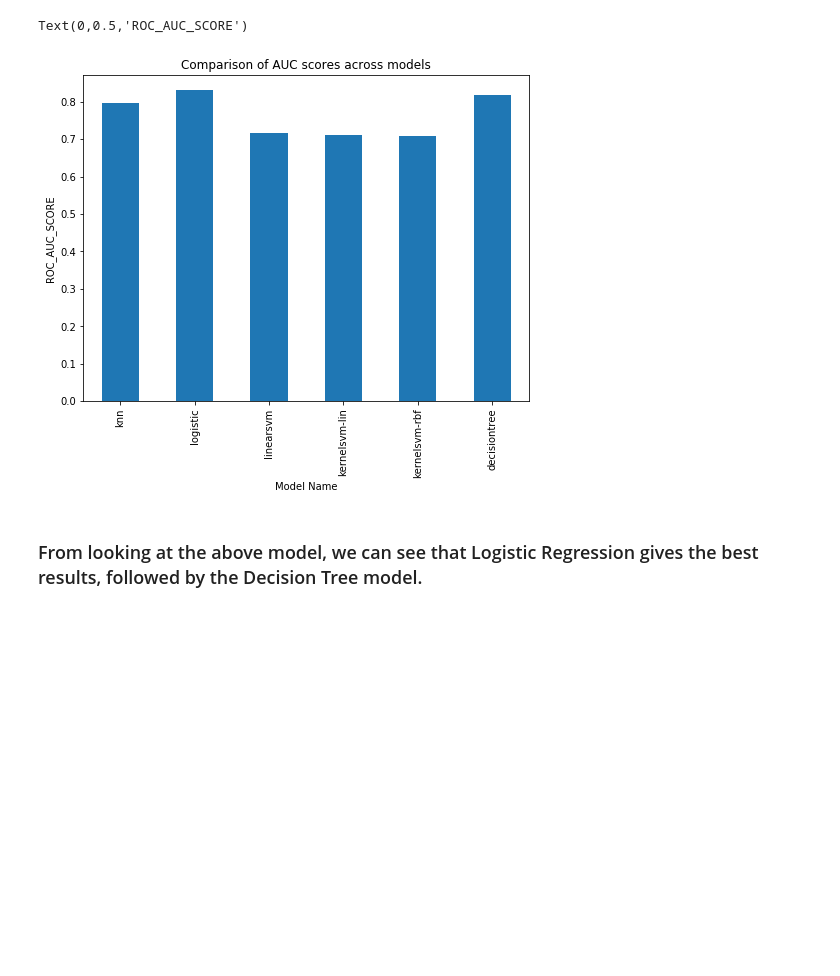
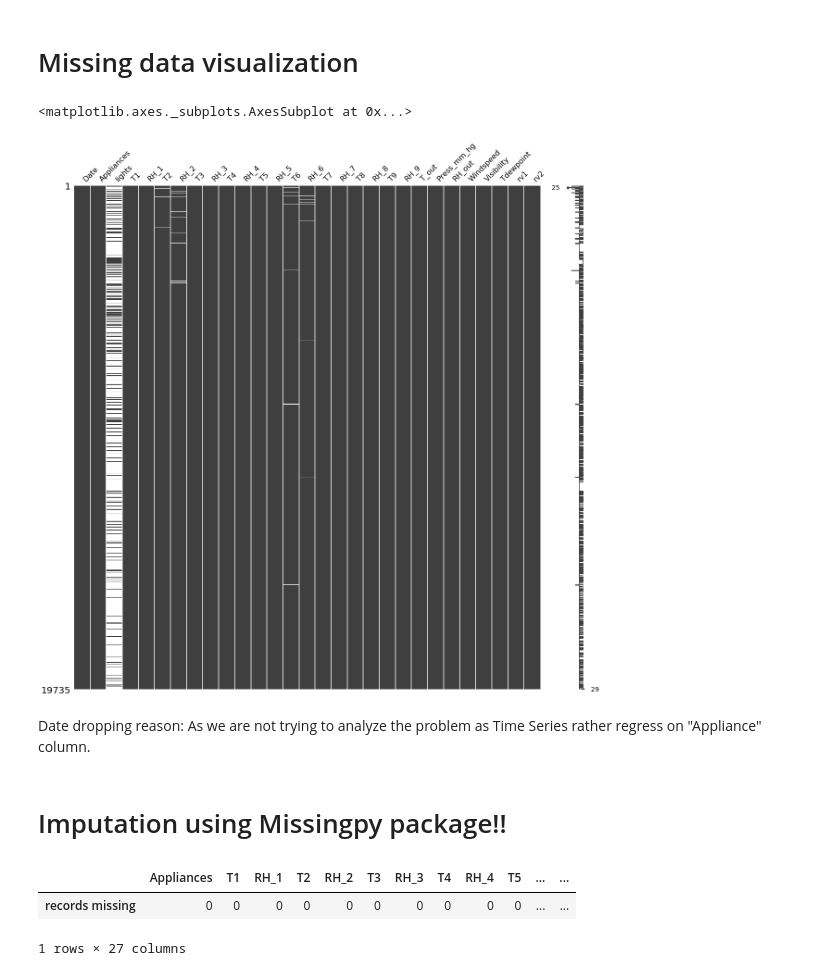
Before and after one commit to axn170037/Appliance-Energy-prediction, a Jupyter notebook: ML_Project1.ipynb, the cells around one changed output. Drawn from its saved outputs; the diff is of its cells as text; code cells hidden in the pictures; blank space fills up the shorter version.

```diff
--- a/ML_Project1.ipynb
+++ b/ML_Project1.ipynb
@@ -75,0 +60,3 @@ data = pd.read_csv("Telco-Customer-Churn.csv")
+# %%
+#Import data into python
+data = pd.read_csv(r'C:\Users\nayak\Downloads\ML Project1\KAG_energydata_data.csv', index_col= None)
@@ -768,9 +67,15 @@ comparison
-# %%
-ax = comparison.plot(kind='bar', legend=False,figsize=(8,6), title='Comparison of AUC scores across models')
-ax.set_xlabel("Model Name")
-ax.set_ylabel("ROC_AUC_SCORE")
-# %% [output]
-Text(0,0.5,'ROC_AUC_SCORE')
-[figure, removed]
-# %% [markdown]
-### From looking at the above model, we can see that Logistic Regression gives the best results, followed by the Decision Tree model.
+# %%
+#Function to convert categorical data to label encoding(We are not using Onehot encoders as the variable is ordinal)
+def conditions(df):
+    if (df['Tdewpoint']== 'LDT'):
+        return 0
+    elif (df['Tdewpoint']== 'ADT'):
+        return 1
+    elif (df['Tdewpoint']== 'NDT'):
+        return 2
+    else:
+        return 3
+
+data['Tdewpoint']= data.apply(conditions, axis=1)
+# %% [markdown]
+# Missing data visualization
@@ -776,0 +84,5 @@ Text(0,0.5,'ROC_AUC_SCORE')
+# %%
+mno.matrix(data, figsize = (20, 20))
+# %% [output]
+<matplotlib.axes._subplots.AxesSubplot at 0x...>
+[figure, added]
@@ -776,0 +93,4 @@ Text(0,0.5,'ROC_AUC_SCORE')
+# %% [markdown]
+Date dropping reason: As we are not trying to analyze the problem as Time Series rather regress on "Appliance" column.
+# %% [markdown]
+# Imputation using Missingpy package!!
@@ -776,0 +104,6 @@ Text(0,0.5,'ROC_AUC_SCORE')
+# %%
+pd.DataFrame(data_new.isna().sum(), columns=["records missing"]).T
+# %% [output]
+|  | Appliances | T1 | RH_1 | T2 | RH_2 | T3 | RH_3 | T4 | RH_4 | T5 | ... | ... |
+| records missing | 0 | 0 | 0 | 0 | 0 | 0 | 0 | 0 | 0 | 0 | ... | ... |
+1 rows × 27 columns
```
Also changed, not shown: parts of 210 cells of this notebook.
